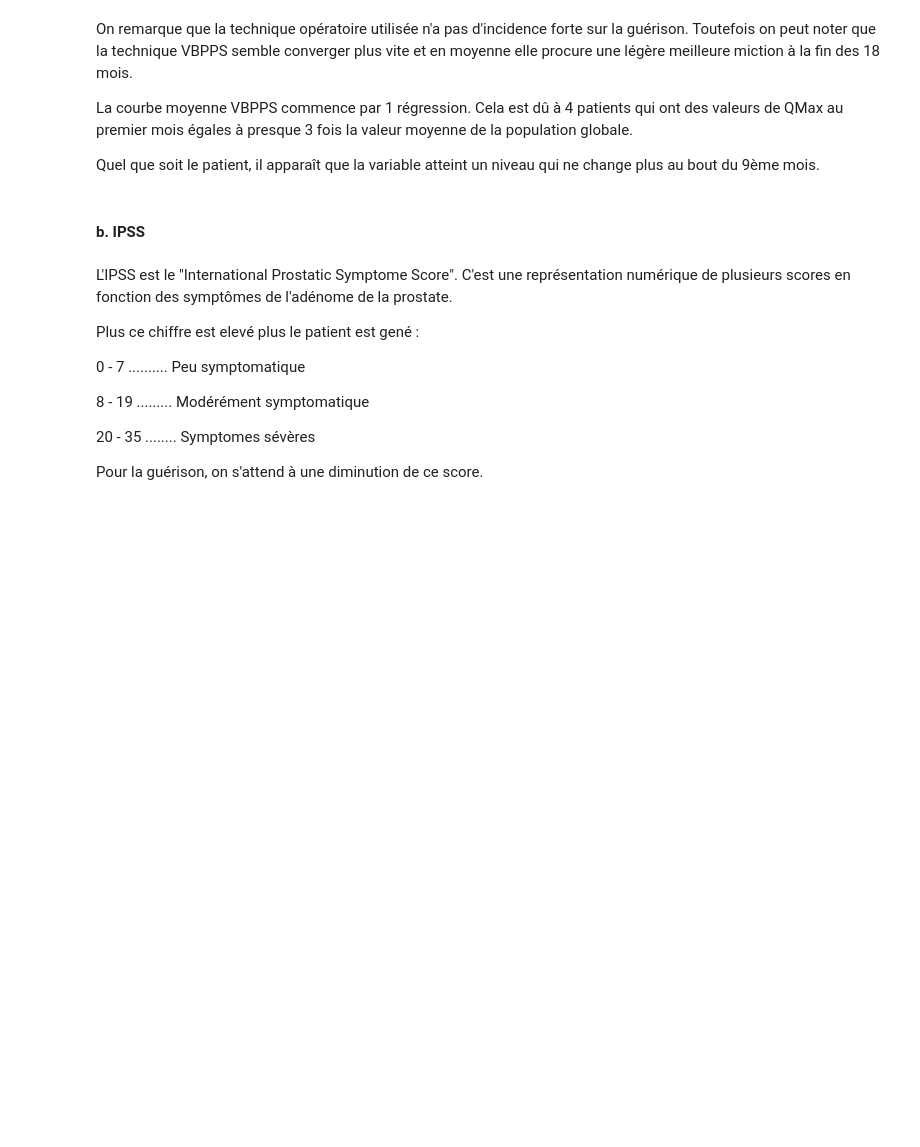
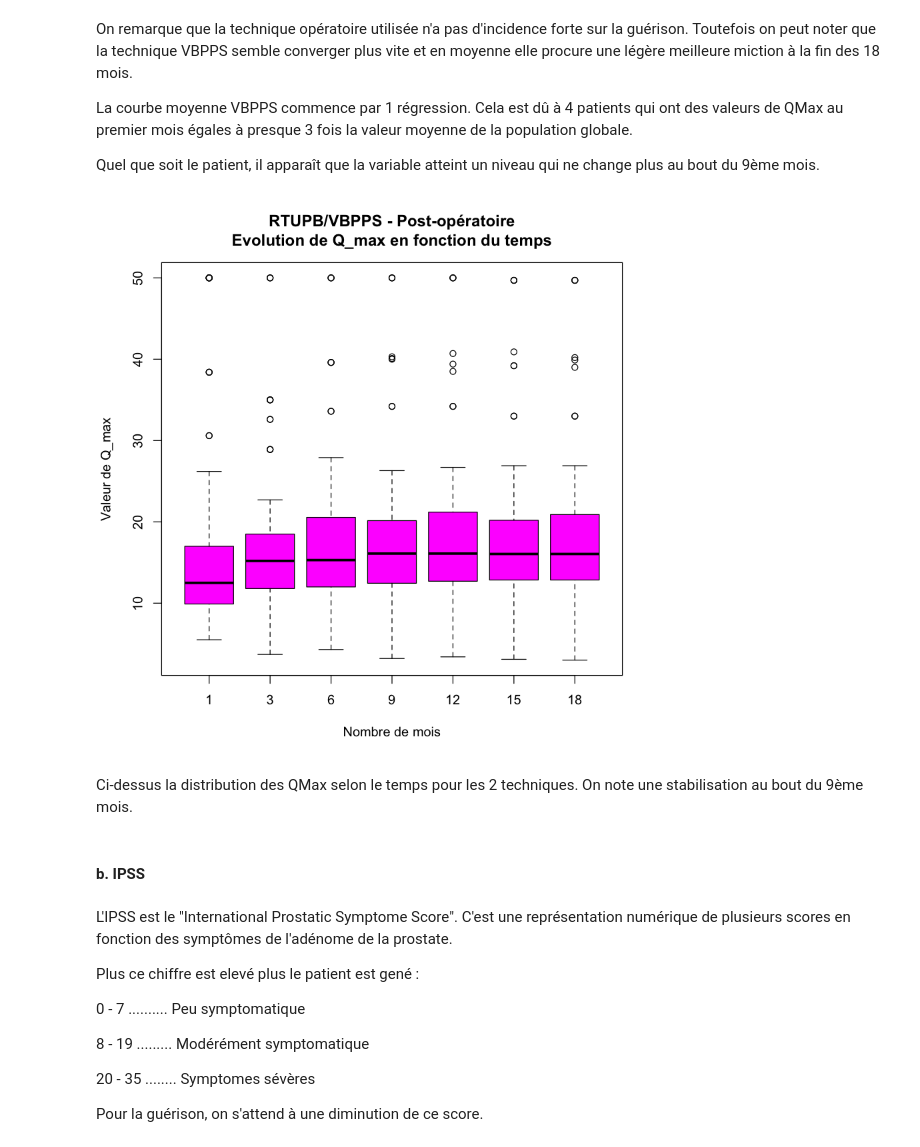
Before and after one commit to BigFab/TP_Adenome, a Jupyter notebook: rtupb_vbpps.ipynb, the cells around one changed output. Cells and saved outputs as stored; diff of their text form; code cells hidden in the pictures; blank space fills up the shorter version.

```diff
--- a/rtupb_vbpps.ipynb
+++ b/rtupb_vbpps.ipynb
@@ -433,6 +439,27 @@ On remarque que la technique opératoire utilisée n'a pas d'incidence forte sur
 La courbe moyenne VBPPS commence par 1 régression. Cela est dû à 4 patients qui ont des valeurs de QMax au premier mois égales à presque 3 fois la valeur moyenne de la population globale.
 
 Quel que soit le patient, il apparaît que la variable atteint un niveau qui ne change plus au bout du 9ème mois.
+# %%
+#On trace l'évolution de QMax en fonction du temps
+Boxplot=matrix(NA,nrow=nrow(rtupb_vbpps_post),ncol=2)
+for (i in 1:nrow(Boxplot)){
+    Boxplot[i,2]=rtupb_vbpps_post$M1_Qmax[i]
+    Boxplot[i,1]=1
+}
+Boxplot2=matrix(NA,nrow=nrow(rtupb_vbpps_post),ncol=2)
+Qmax=subset(rtupb_vbpps_post,select=c(M3_Qmax,M6_Qmax,M9_Qmax,M12_Qmax,M15_Qmax,M18_Qmax))
+for (i in 1:ncol(Qmax)){
+for (k in 1:nrow(Boxplot2)){
+    Boxplot2[k,2]=Qmax[k,i]
+    Boxplot2[k,1]=i*3
+}
+Boxplot=rbind(Boxplot,Boxplot2)
+}
+boxplot(Boxplot[,2]~Boxplot[,1], main="RTUPB/VBPPS - Post-opératoire\nEvolution de Q_max en fonction du temps", col=6 ,xlab="Nombre de mois", ylab="Valeur de Q_max")
+# %% [output]
+[figure, added]
+# %% [markdown]
+Ci-dessus la distribution des QMax selon le temps pour les 2 techniques. On note une stabilisation au bout du 9ème mois.
 # %% [markdown]
 #### b. IPSS
 # %% [markdown]
```
Also changed, not shown: parts of 47 cells of this notebook.
